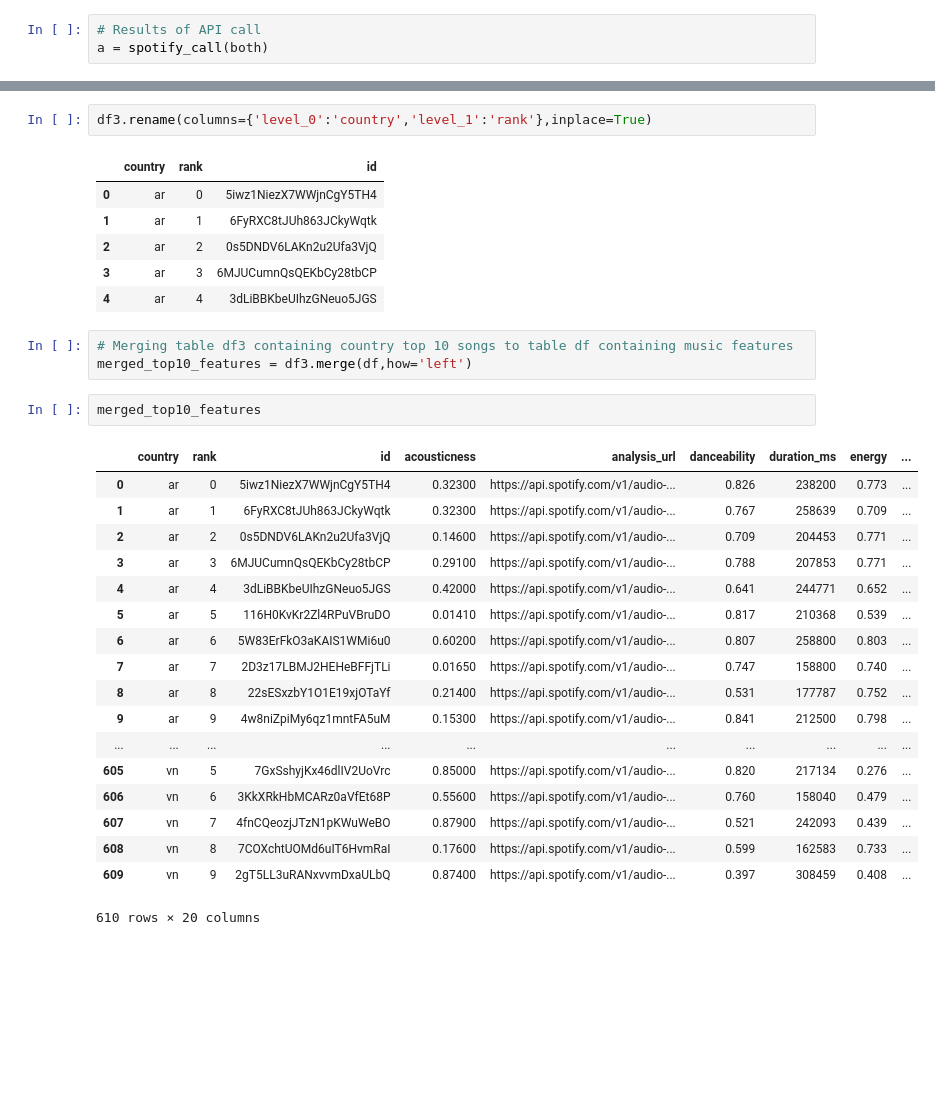
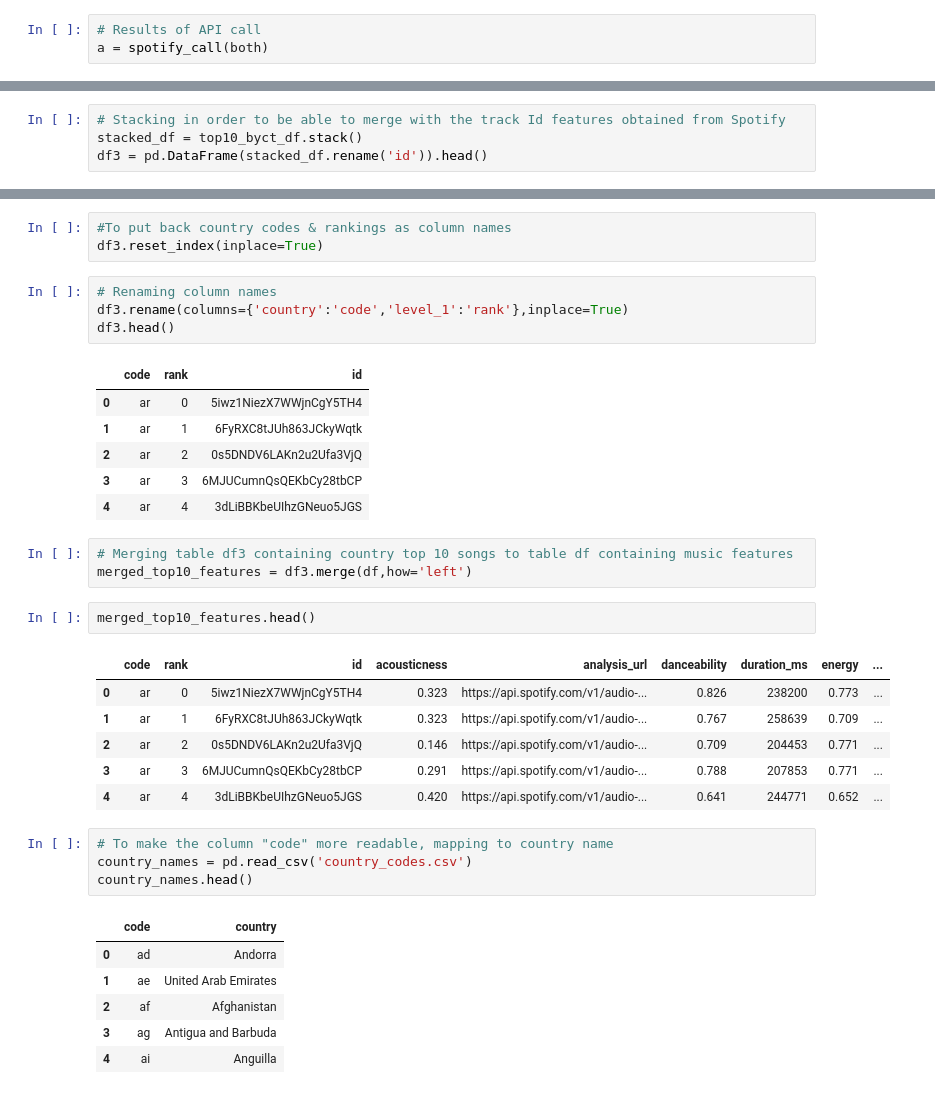
Before and after one commit to Rimab55/spotify_eda, a Jupyter notebook: project1_spotify.ipynb, the cells around one changed output, grey strips where cells are left out. Saved outputs shown, nothing was run; the diff lists cells and outputs as text; blank space fills up the shorter version.

```diff
--- a/project1_spotify.ipynb
+++ b/project1_spotify.ipynb
@@ -190,0 +146,4 @@ df3.reset_index(inplace=True)
+# %%
+# Stacking in order to be able to merge with the track Id features obtained from Spotify
+stacked_df = top10_byct_df.stack()
+df3 = pd.DataFrame(stacked_df.rename('id')).head()
@@ -191,7 +168,12 @@ df3.reset_index(inplace=True)
+# %%
+#To put back country codes & rankings as column names
+df3.reset_index(inplace=True)
 # %%
-df3.rename(columns={'level_0':'country','level_1':'rank'},inplace=True)
+# Renaming column names
+df3.rename(columns={'country':'code','level_1':'rank'},inplace=True)
+df3.head()
 # %% [output]
-|  | country | rank | id |
+|  | code | rank | id |
 | 0 | ar | 0 | 5iwz1NiezX7WWjnCgY5TH4 |
 | 1 | ar | 1 | 6FyRXC8tJUh863JCkyWqtk |
 | 2 | ar | 2 | 0s5DNDV6LAKn2u2Ufa3VjQ |
@@ -201,23 +183,22 @@ df3.rename(columns={'level_0':'country','level_1':'rank'},inplace=True)
 # Merging table df3 containing country top 10 songs to table df containing music features
 merged_top10_features = df3.merge(df,how='left')
 # %%
-merged_top10_features
+merged_top10_features.head()
 # %% [output]
-|  | country | rank | id | acousticness | analysis_url | danceability | duration_ms | energy | ... |
-| 0 | ar | 0 | 5iwz1NiezX7WWjnCgY5TH4 | 0.32300 | https://api.spotify.com/v1/audio-... | 0.826 | 238200 | 0.773 | ... |
-| 1 | ar | 1 | 6FyRXC8tJUh863JCkyWqtk | 0.32300 | https://api.spotify.com/v1/audio-... | 0.767 | 258639 | 0.709 | ... |
-| 2 | ar | 2 | 0s5DNDV6LAKn2u2Ufa3VjQ | 0.14600 | https://api.spotify.com/v1/audio-... | 0.709 | 204453 | 0.771 | ... |
-| 3 | ar | 3 | 6MJUCumnQsQEKbCy28tbCP | 0.29100 | https://api.spotify.com/v1/audio-... | 0.788 | 207853 | 0.771 | ... |
-| 4 | ar | 4 | 3dLiBBKbeUIhzGNeuo5JGS | 0.42000 | https://api.spotify.com/v1/audio-... | 0.641 | 244771 | 0.652 | ... |
-| 5 | ar | 5 | 116H0KvKr2Zl4RPuVBruDO | 0.01410 | https://api.spotify.com/v1/audio-... | 0.817 | 210368 | 0.539 | ... |
-| 6 | ar | 6 | 5W83ErFkO3aKAIS1WMi6u0 | 0.60200 | https://api.spotify.com/v1/audio-... | 0.807 | 258800 | 0.803 | ... |
-| 7 | ar | 7 | 2D3z17LBMJ2HEHeBFFjTLi | 0.01650 | https://api.spotify.com/v1/audio-... | 0.747 | 158800 | 0.740 | ... |
-| 8 | ar | 8 | 22sESxzbY1O1E19xjOTaYf | 0.21400 | https://api.spotify.com/v1/audio-... | 0.531 | 177787 | 0.752 | ... |
-| 9 | ar | 9 | 4w8niZpiMy6qz1mntFA5uM | 0.15300 | https://api.spotify.com/v1/audio-... | 0.841 | 212500 | 0.798 | ... |
-| ... | ... | ... | ... | ... | ... | ... | ... | ... | ... |
-| 605 | vn | 5 | 7GxSshyjKx46dlIV2UoVrc | 0.85000 | https://api.spotify.com/v1/audio-... | 0.820 | 217134 | 0.276 | ... |
-| 606 | vn | 6 | 3KkXRkHbMCARz0aVfEt68P | 0.55600 | https://api.spotify.com/v1/audio-... | 0.760 | 158040 | 0.479 | ... |
-| 607 | vn | 7 | 4fnCQeozjJTzN1pKWuWeBO | 0.87900 | https://api.spotify.com/v1/audio-... | 0.521 | 242093 | 0.439 | ... |
-| 608 | vn | 8 | 7COXchtUOMd6uIT6HvmRaI | 0.17600 | https://api.spotify.com/v1/audio-... | 0.599 | 162583 | 0.733 | ... |
-| 609 | vn | 9 | 2gT5LL3uRANxvvmDxaULbQ | 0.87400 | https://api.spotify.com/v1/audio-... | 0.397 | 308459 | 0.408 | ... |
+|  | code | rank | id | acousticness | analysis_url | danceability | duration_ms | energy | ... |
+| 0 | ar | 0 | 5iwz1NiezX7WWjnCgY5TH4 | 0.323 | https://api.spotify.com/v1/audio-... | 0.826 | 238200 | 0.773 | ... |
+| 1 | ar | 1 | 6FyRXC8tJUh863JCkyWqtk | 0.323 | https://api.spotify.com/v1/audio-... | 0.767 | 258639 | 0.709 | ... |
+| 2 | ar | 2 | 0s5DNDV6LAKn2u2Ufa3VjQ | 0.146 | https://api.spotify.com/v1/audio-... | 0.709 | 204453 | 0.771 | ... |
+| 3 | ar | 3 | 6MJUCumnQsQEKbCy28tbCP | 0.291 | https://api.spotify.com/v1/audio-... | 0.788 | 207853 | 0.771 | ... |
+| 4 | ar | 4 | 3dLiBBKbeUIhzGNeuo5JGS | 0.420 | https://api.spotify.com/v1/audio-... | 0.641 | 244771 | 0.652 | ... |
-610 rows × 20 columns
+# %%
+# To make the column "code" more readable, mapping to country name
+country_names = pd.read_csv('country_codes.csv')
+country_names.head()
+# %% [output]
+|  | code | country |
+| 0 | ad | Andorra |
+| 1 | ae | United Arab Emirates |
+| 2 | af | Afghanistan |
+| 3 | ag | Antigua and Barbuda |
+| 4 | ai | Anguilla |
```
Also changed, not shown: parts of 32 cells of this notebook.
